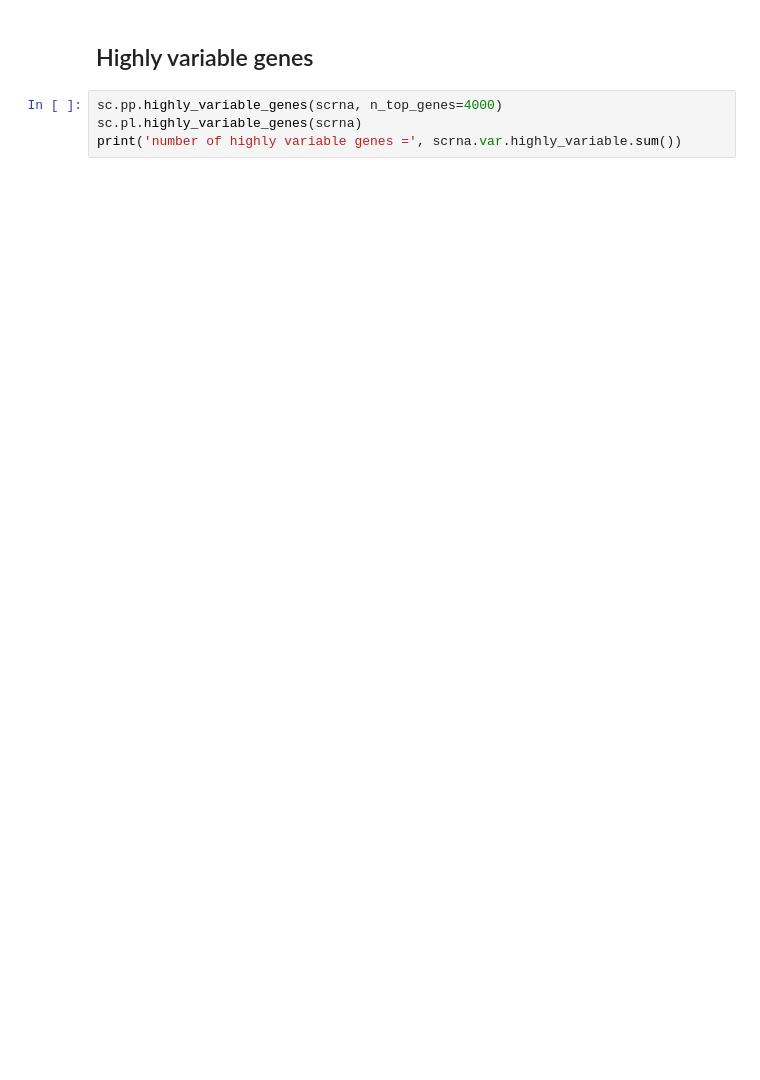
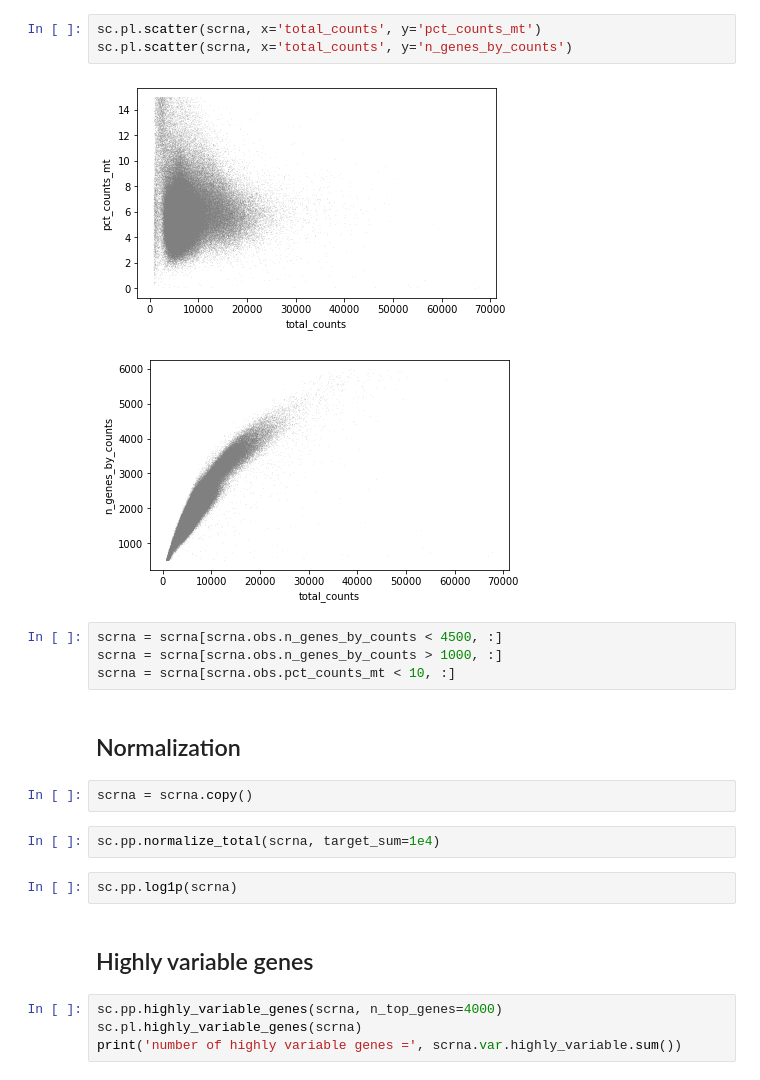
Before and after one commit to theislab/multigrate_reproducibility, a Jupyter notebook: notebooks/preprocessing/hao2020.ipynb, the cells around one changed output. Saved outputs shown, nothing was run; the diff lists cells and outputs as text; blank space fills up the shorter version.

```diff
--- a/notebooks/preprocessing/hao2020.ipynb
+++ b/notebooks/preprocessing/hao2020.ipynb
@@ -94,3 +63,21 @@ sc.pl.umap(scrna, color = ['cell_type', 'celltype.l2', 'celltype.l3'], ncols=1)
+# %%
+sc.pl.scatter(scrna, x='total_counts', y='pct_counts_mt')
+sc.pl.scatter(scrna, x='total_counts', y='n_genes_by_counts')
+# %% [output]
+[figure, added]
+[figure, added]
+# %%
+scrna = scrna[scrna.obs.n_genes_by_counts < 4500, :]
+scrna = scrna[scrna.obs.n_genes_by_counts > 1000, :]
+scrna = scrna[scrna.obs.pct_counts_mt < 10, :]
+# %% [markdown]
+## Normalization
+# %%
+scrna = scrna.copy()
+# %%
+sc.pp.normalize_total(scrna, target_sum=1e4)
+# %%
+sc.pp.log1p(scrna)
 # %% [markdown]
 ## Highly variable genes
 # %%
```
Also changed, not shown: parts of 63 cells of this notebook, 34 other files.
